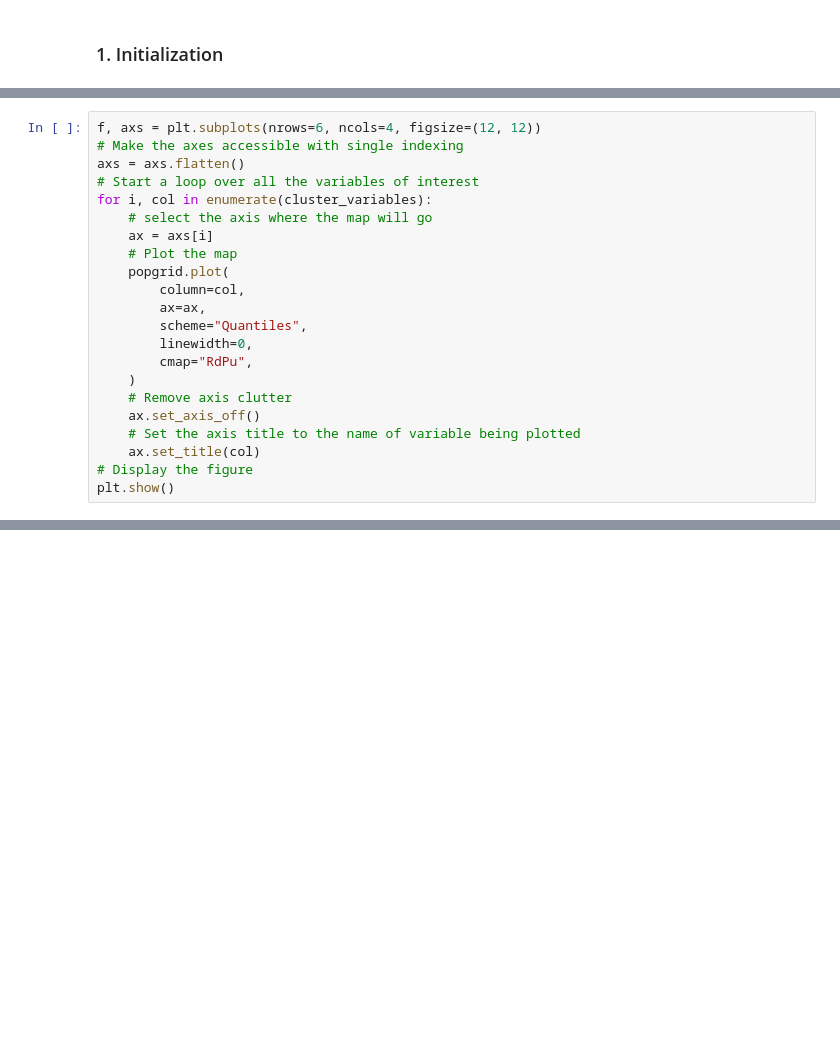
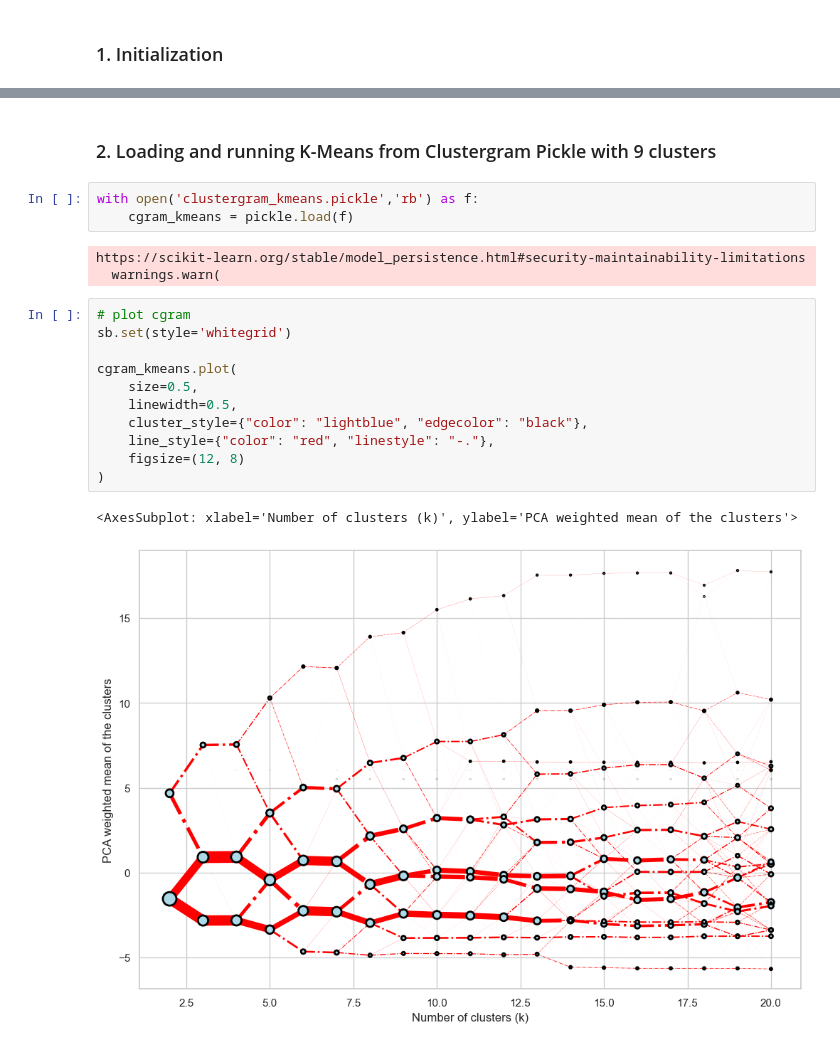
Before and after one commit to Spatial-Data-Science-and-GEO-AI-Lab/MultiHealth_S, a Jupyter notebook: clustering.ipynb, the cells around one changed output, grey strips where cells are left out. Saved outputs shown, nothing was run; the diff lists cells and outputs as text; blank space fills up the shorter version.

```diff
--- a/clustering.ipynb
+++ b/clustering.ipynb
@@ -51,22 +2,0 @@ popgrid = popgrid.dropna()
-# %%
-f, axs = plt.subplots(nrows=6, ncols=4, figsize=(12, 12))
-# Make the axes accessible with single indexing
-axs = axs.flatten()
-# Start a loop over all the variables of interest
-for i, col in enumerate(cluster_variables):
-    # select the axis where the map will go
-    ax = axs[i]
-    # Plot the map
-    popgrid.plot(
-        column=col,
-        ax=ax,
-        scheme="Quantiles",
-        linewidth=0,
-        cmap="RdPu",
-    )
-    # Remove axis clutter
-    ax.set_axis_off()
-    # Set the axis title to the name of variable being plotted
-    ax.set_title(col)
-# Display the figure
-plt.show()
@@ -252,0 +45,22 @@ plt.show()
+# %% [markdown]
+### 2. Loading and running K-Means from Clustergram Pickle with 9 clusters
+# %%
+with open('clustergram_kmeans.pickle','rb') as f:
+    cgram_kmeans = pickle.load(f)
+# %% [output]
+https://scikit-learn.org/stable/model_persistence.html#security-maintainability-limitations
+  warnings.warn(
+# %%
+# plot cgram
+sb.set(style='whitegrid')
+
+cgram_kmeans.plot(
+    size=0.5,
+    linewidth=0.5,
+    cluster_style={"color": "lightblue", "edgecolor": "black"},
+    line_style={"color": "red", "linestyle": "-."},
+    figsize=(12, 8)
+)
+# %% [output]
+<AxesSubplot: xlabel='Number of clusters (k)', ylabel='PCA weighted mean of the clusters'>
+[figure, added]
```
Also changed, not shown: parts of 36 cells of this notebook.
